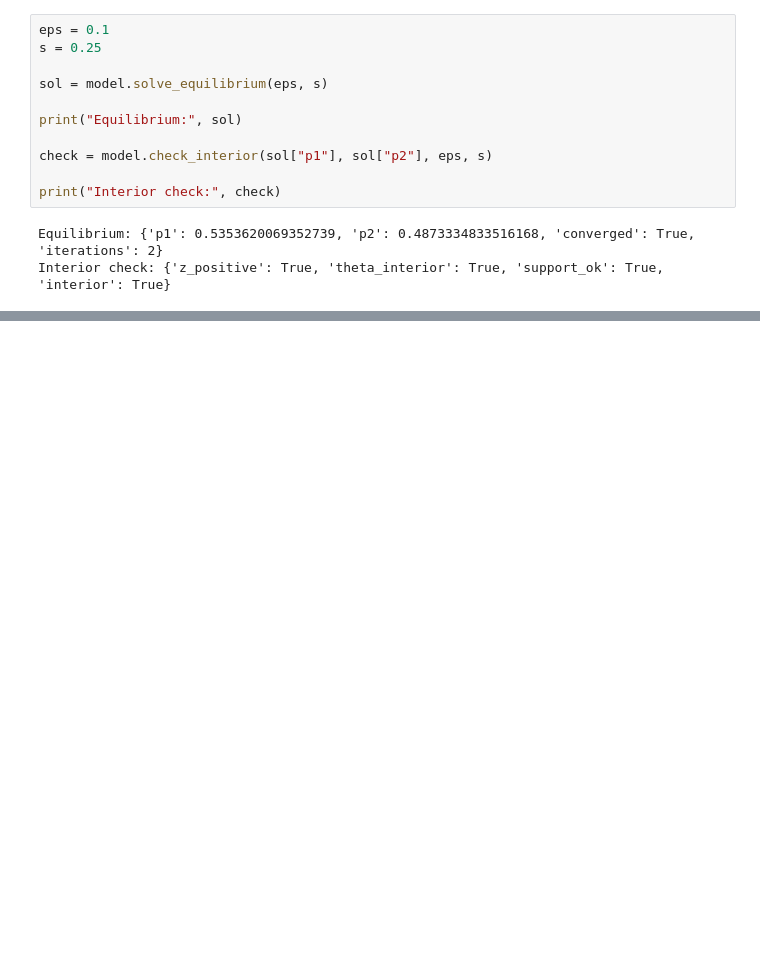
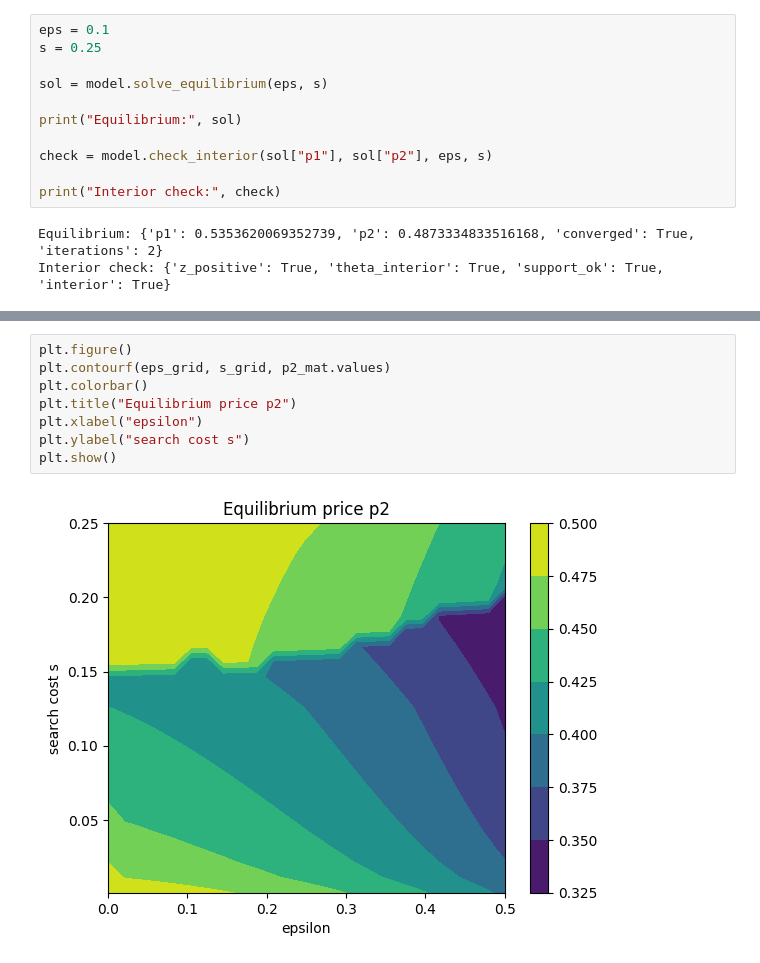
Before and after one commit to lkh927/masters2026, a Jupyter notebook: Model.ipynb, the cells around one changed output, grey strips where cells are left out. Drawn from its saved outputs; the diff is of its cells as text; blank space fills up the shorter version.

```diff
--- a/Model.ipynb
+++ b/Model.ipynb
@@ -34,0 +93,10 @@ s_grid   = np.linspace(0.001, 0.2, 25) # search cost (avoid 0 exactly)
+# %%
+plt.figure()
+plt.contourf(eps_grid, s_grid, p2_mat.values)
+plt.colorbar()
+plt.title("Equilibrium price p2")
+plt.xlabel("epsilon")
+plt.ylabel("search cost s")
+plt.show()
+# %% [output]
+[figure, added]
```
Also changed, not shown: parts of 6 cells of this notebook, 1 other file.
